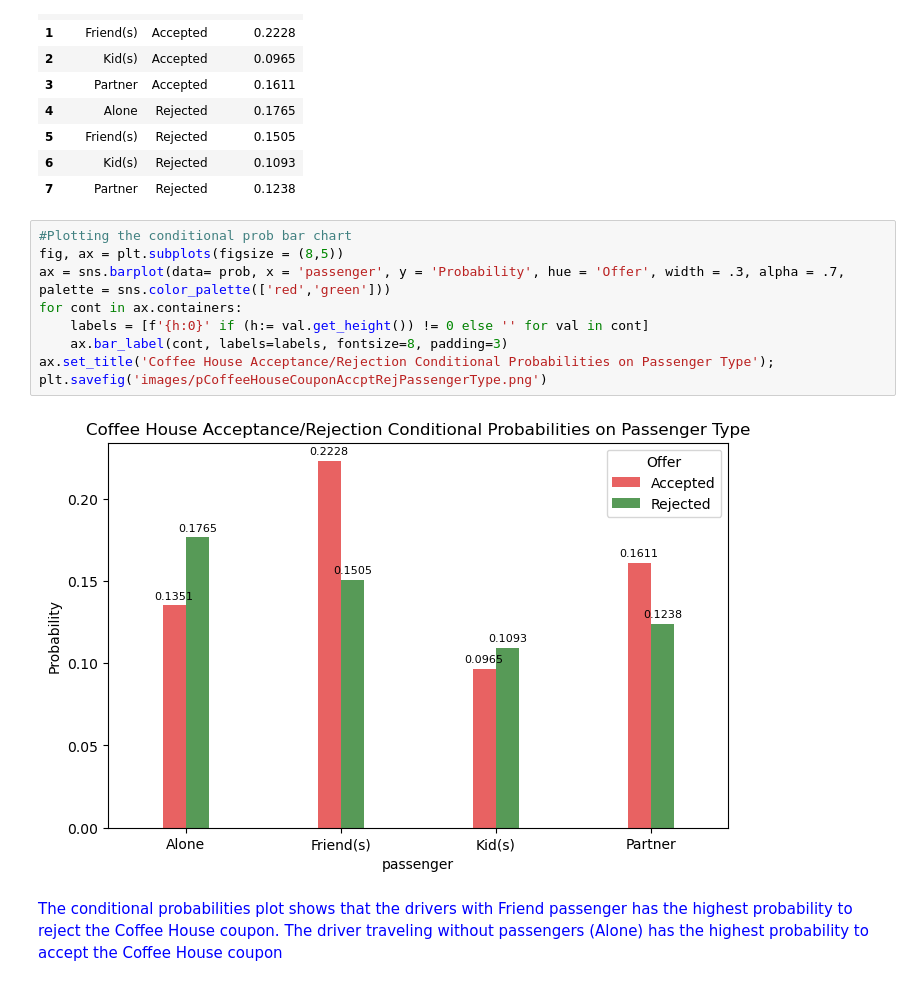
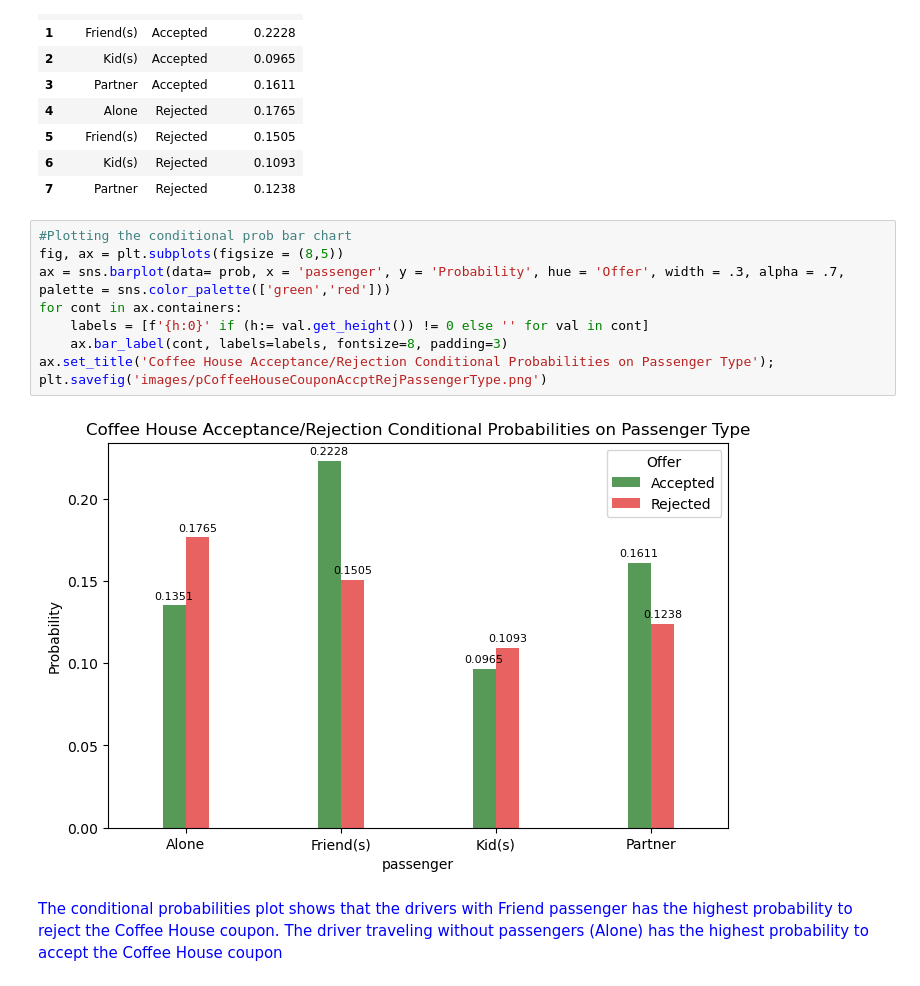
Before and after one commit to mabusamra1/MAS-MLAI, a Jupyter notebook: Coupon.ipynb, the cells around one changed output. Drawn from its saved outputs; the diff is of its cells as text.

```diff
--- a/Coupon.ipynb
+++ b/Coupon.ipynb
@@ -779,13 +779,13 @@ prob
 # %%
 #Plotting the conditional prob bar chart
 fig, ax = plt.subplots(figsize = (8,5))
-ax = sns.barplot(data= prob, x = 'passenger', y = 'Probability', hue = 'Offer', width = .3, alpha = .7, palette = sns.color_palette(['red','green']))
+ax = sns.barplot(data= prob, x = 'passenger', y = 'Probability', hue = 'Offer', width = .3, alpha = .7, palette = sns.color_palette(['green','red']))
 for cont in ax.containers:
     labels = [f'{h:0}' if (h:= val.get_height()) != 0 else '' for val in cont]
     ax.bar_label(cont, labels=labels, fontsize=8, padding=3)
 ax.set_title('Coffee House Acceptance/Rejection Conditional Probabilities on Passenger Type');
 plt.savefig('images/pCoffeeHouseCouponAccptRejPassengerType.png')
 # %% [output]
-[figure, old version]
+[figure, new version]
 # %% [markdown]
 <p style="color:blue"> The conditional probabilities plot shows that the drivers with Friend passenger has the highest probability to reject the Coffee House coupon. The driver traveling without passengers (Alone) has the highest probability to accept the Coffee House coupon</p>
```
Also changed, not shown: parts of 1 cell of this notebook, 1 other file.
